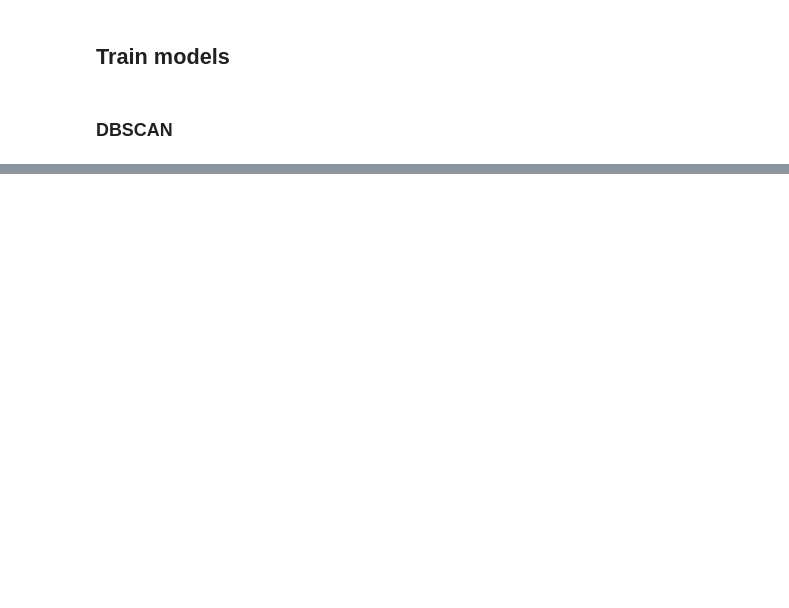
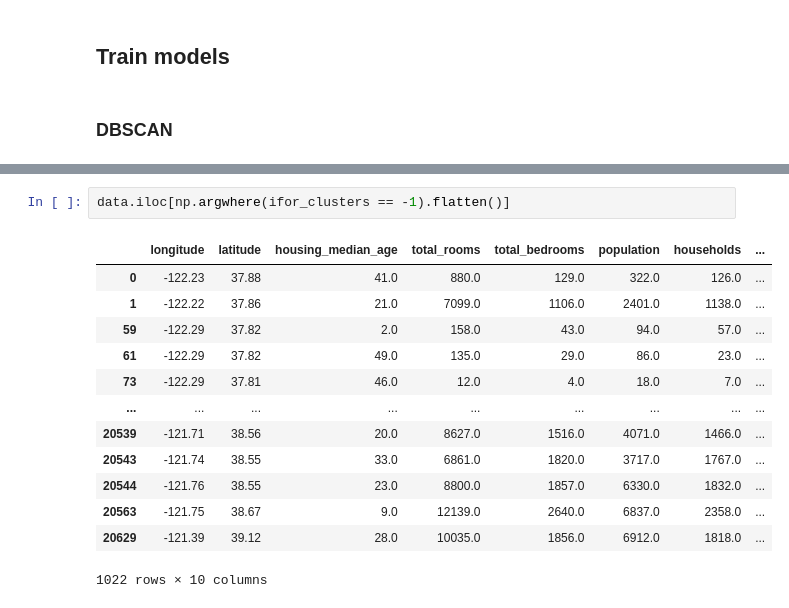
Before and after one commit to mo-amininasab/california_housing_AD, a Jupyter notebook: California_housing_anomaly_detection.ipynb, the cells around one changed output, grey strips where cells are left out. Saved outputs shown, nothing was run; the diff lists cells and outputs as text; blank space fills up the shorter version.

```diff
--- a/California_housing_anomaly_detection.ipynb
+++ b/California_housing_anomaly_detection.ipynb
@@ -281,0 +306,16 @@ Text(0.5, 0, 'Longitude')
+# %%
+data.iloc[np.argwhere(ifor_clusters == -1).flatten()]
+# %% [output]
+|  | longitude | latitude | housing_median_age | total_rooms | total_bedrooms | population | households | ... |
+| 0 | -122.23 | 37.88 | 41.0 | 880.0 | 129.0 | 322.0 | 126.0 | ... |
+| 1 | -122.22 | 37.86 | 21.0 | 7099.0 | 1106.0 | 2401.0 | 1138.0 | ... |
+| 59 | -122.29 | 37.82 | 2.0 | 158.0 | 43.0 | 94.0 | 57.0 | ... |
+| 61 | -122.29 | 37.82 | 49.0 | 135.0 | 29.0 | 86.0 | 23.0 | ... |
+| 73 | -122.29 | 37.81 | 46.0 | 12.0 | 4.0 | 18.0 | 7.0 | ... |
+| ... | ... | ... | ... | ... | ... | ... | ... | ... |
+| 20539 | -121.71 | 38.56 | 20.0 | 8627.0 | 1516.0 | 4071.0 | 1466.0 | ... |
+| 20543 | -121.74 | 38.55 | 33.0 | 6861.0 | 1820.0 | 3717.0 | 1767.0 | ... |
+| 20544 | -121.76 | 38.55 | 23.0 | 8800.0 | 1857.0 | 6330.0 | 1832.0 | ... |
+| 20563 | -121.75 | 38.67 | 9.0 | 12139.0 | 2640.0 | 6837.0 | 2358.0 | ... |
+| 20629 | -121.39 | 39.12 | 28.0 | 10035.0 | 1856.0 | 6912.0 | 1818.0 | ... |
+1022 rows × 10 columns
```
Also changed, not shown: parts of 17 cells of this notebook.
